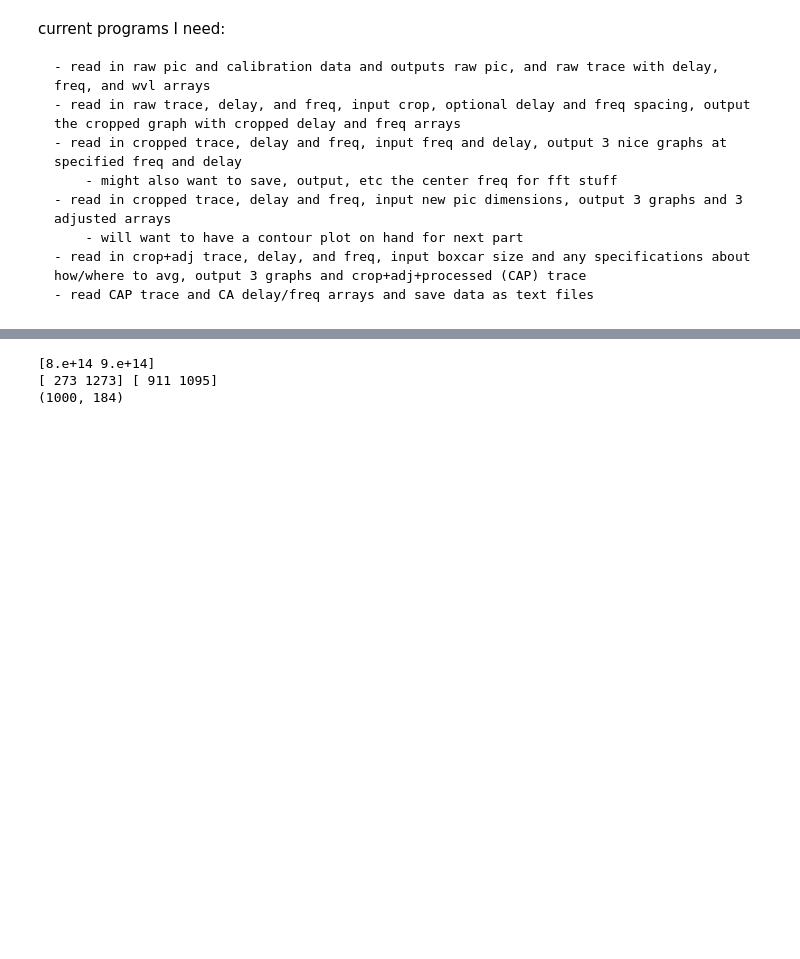
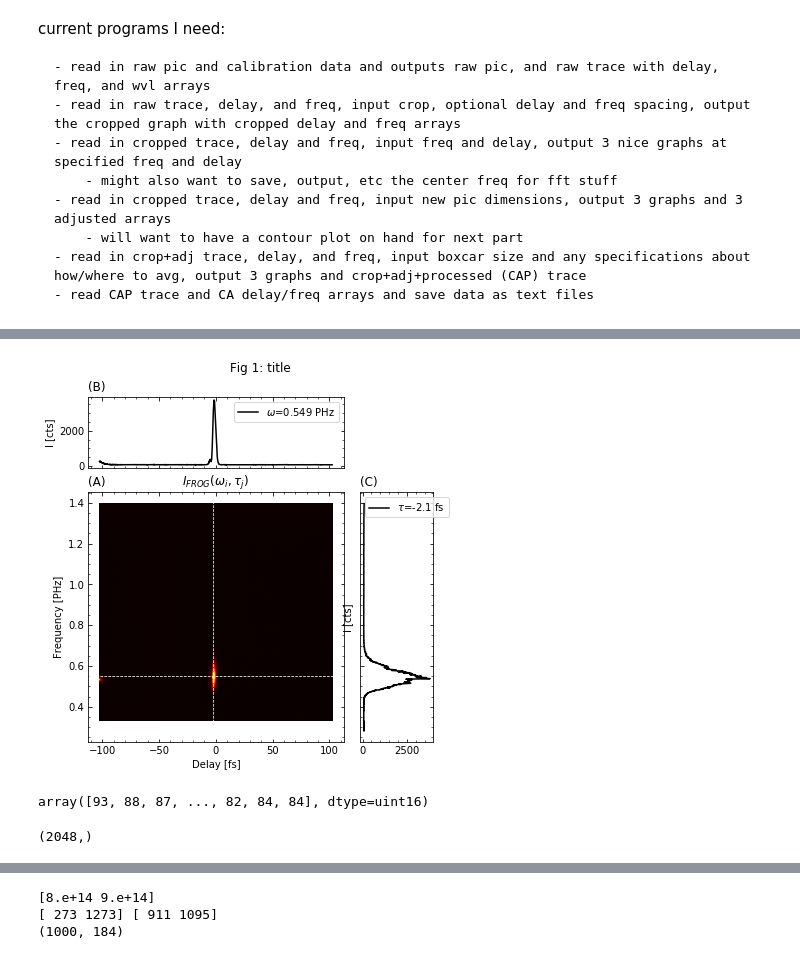
Before and after one commit to ChowdhuryGroup/FROG, a Jupyter notebook: preprocessing_test.ipynb, the cells around one changed output, grey strips where cells are left out. Cells and saved outputs as stored; diff of their text form; code cells hidden in the pictures; blank space fills up the shorter version.

```diff
--- a/preprocessing_test.ipynb
+++ b/preprocessing_test.ipynb
@@ -415,0 +459,12 @@ raw_pic = cv.imread(folder+fname,cv.IMREAD_UNCHANGED) # -1 flag is to leave unch
+# %%
+tst.nice_plot(trace1,d_arr1,-2./s2fs,f_arr1,.55/h2th)
+# %% [output]
+[figure, added]
+# %%
+trace1[5,:]
+# %% [output]
+array([93, 88, 87, ..., 82, 84, 84], dtype=uint16)
+# %%
+f_arr1.shape
+# %% [output]
+(2048,)
```
Also changed, not shown: parts of 18 cells of this notebook, 4 other files.
